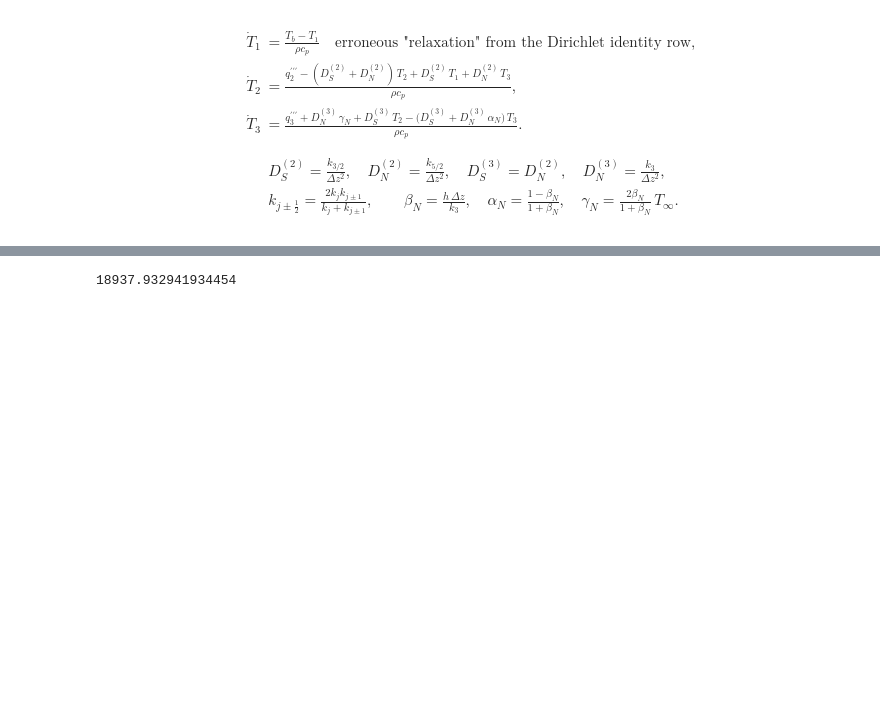
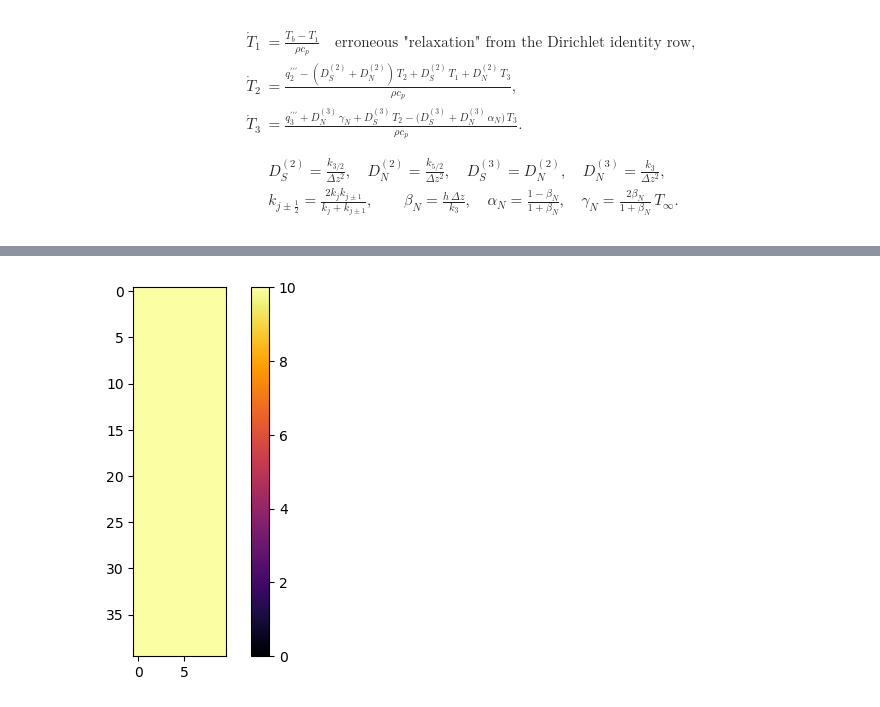
Before and after one commit to me701/homework-4-bourmanleegibson, a Jupyter notebook: transient_demo.ipynb, the cells around one changed output, grey strips where cells are left out. Drawn from its saved outputs; the diff is of its cells as text; code cells hidden in the pictures; blank space fills up the shorter version.

```diff
--- a/transient_demo.ipynb
+++ b/transient_demo.ipynb
@@ -185,19 +170,23 @@ kfun = lambda r, z : 1
 qppp = lambda r, z : 0
 # %%
-BC_z = ('robin', 1, 0.0)
-BC_r_top = ('neumann', 0.0)
-BC_r_bottom = ('neumann', 0.0)
+BC_z = ('dirichlet', 10)
+BC_r_top = ('dirichlet', 10)
+BC_r_bottom = ('dirichlet', 10)
 # %%
 A, b = construct_system(r_center, z_center, kfun, qppp,
                         BC_z, BC_r_top, BC_r_bottom)
 # %%
 def T_prime(t, T, A, b, rho, c_p):
     #print(A, T)
-    return (A@T - b)*rho*c_p
+    return (b - A@T)*rho*c_p
 # %%
 rho = 1
 c_p = 4.0
 # %%
-T0 = 100.0*np.ones(A.shape[0])
+T0 = 0*np.ones(A.shape[0])
 # %%
 A.shape
+
+t_initial = 0.0
+t_final = 10.0
+t_eval = np.linspace(t_initial, t_final, 50) # times at which we want the solution; otherwise, the solver selects!
@@ -228,17 +197,21 @@ sol = solve_ivp(T_prime, [t_initial, t_final], T0,
+# %%
+i = 49
+plt.imshow(sol.y[:,i].reshape((N_z, N_r)), cmap="inferno",vmin=0,vmax=np.max(sol.y)); cbar = plt.colorbar();
+# %% [output]
+[figure, added]
 # %%
+D = 0.06 # {m}
 
 mu = 17.916e-4 # {Pa*s}
 k = 555.75 / 1000 # {W/m*K}
 rho = 1000 # ~{kg/m^3}
-v = 0.18 # {m/s}
-L = np.pi * 0.06 # {m}
-Cp = 4.22 * 100 # {J/kg*K}
+v = np.pi*D # {m/s}
+Cp = 4.22 * 1000 # {J/kg*K}
 
-Re = rho * v * L / mu
+Re = rho * v * D / mu
 Pr = Cp * mu / k
-Nu = 0.664 * Re**0.5 * Pr**(1/3)
-HTC = Nu*k/L
-HTC
-Re
+#Nu = 0.664 * Re**0.5 * Pr**(1/3)
+Nu = 0.133 * Re**(2/3) * Pr**(1/3)
+HTC = Nu*k/D
+
+HTC,Re
-# %% [output]
-18937.932941934454
```
Also changed, not shown: parts of 10 cells of this notebook, 2 other files.
